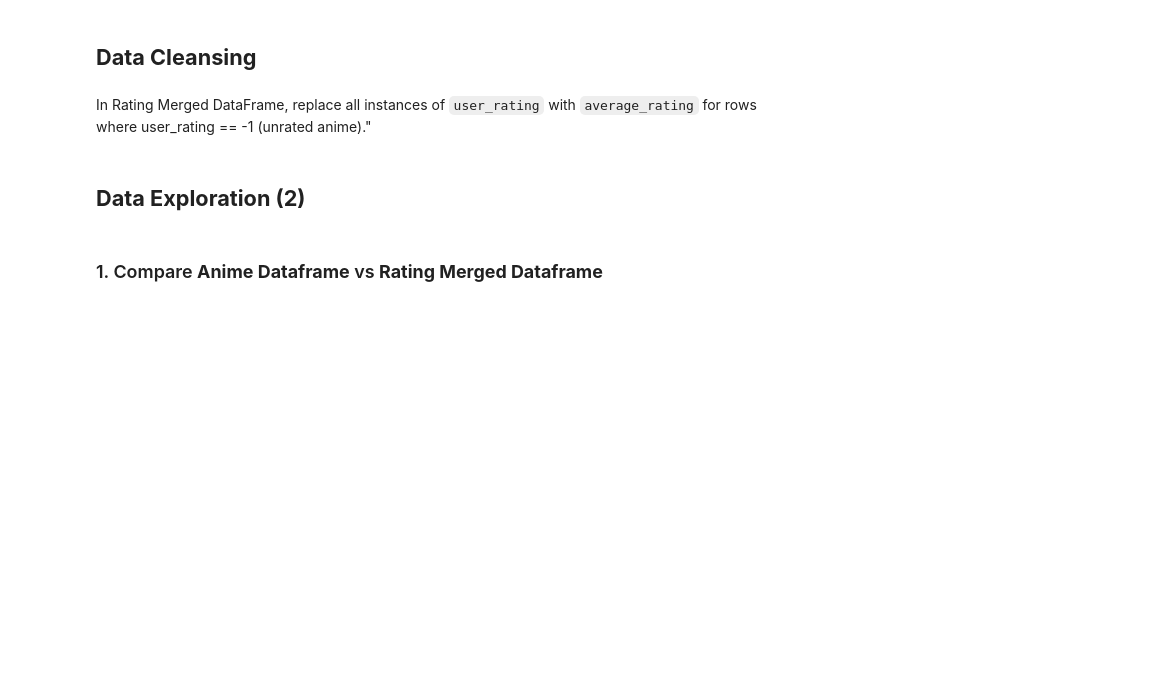
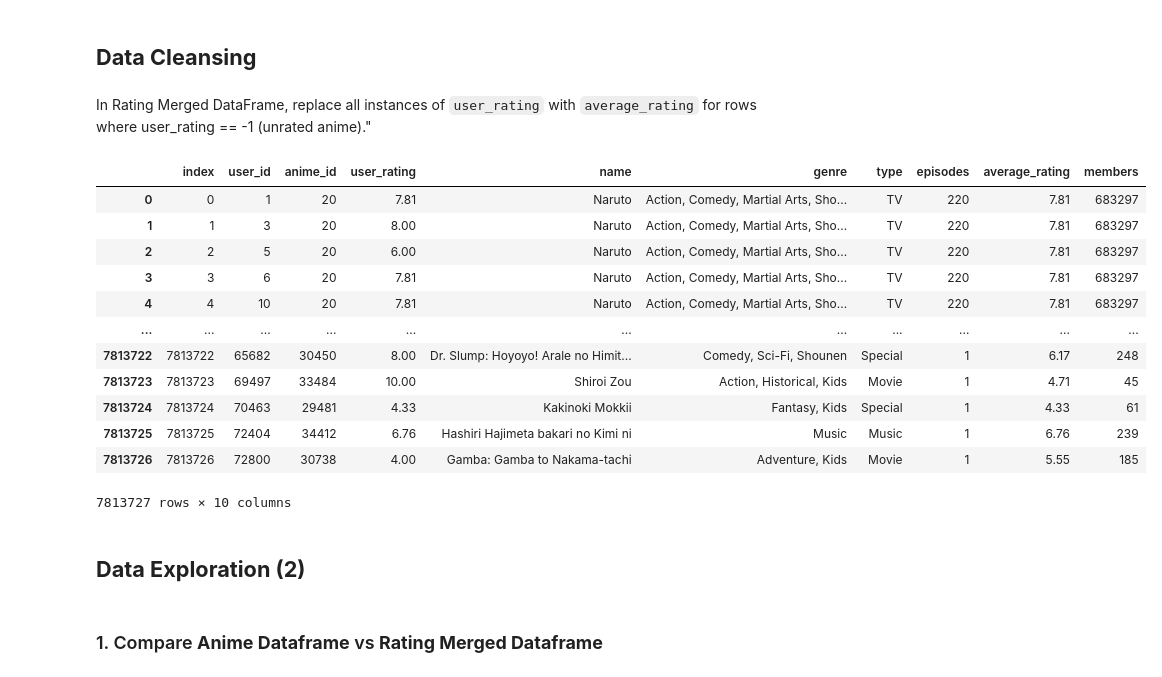
Before and after one commit to phukphoom/anime-recommander-system, a Jupyter notebook: AnimeRecommenderSystem/anime.ipynb, the cells around one changed output. Cells and saved outputs as stored; diff of their text form; code cells hidden in the pictures; blank space fills up the shorter version.

```diff
--- a/AnimeRecommenderSystem/anime.ipynb
+++ b/AnimeRecommenderSystem/anime.ipynb
@@ -257,10 +259,25 @@ Rating Merged Dataframe (droped users who have not rated anime) contains 9926 un
 # %% [markdown]
 In Rating Merged DataFrame, replace all instances of `user_rating` with `average_rating` for rows where user_rating == -1 (unrated anime)."
 # %%
-rating_merged_df['user_rating'] = rating_merged_df.apply(lambda x: x['user_rating'] if x['user_rating'] > -1 else x['average_rating'], axis=1)
+rating_merged_df['user_rating'] = rating_merged_df.apply(
+    lambda x: x['user_rating'] if x['user_rating'] > -1 else x['average_rating'], axis=1)
 
 rating_merged_df.reset_index(inplace=True)
 rating_merged_df
+# %% [output]
+|  | index | user_id | anime_id | user_rating | name | genre | type | episodes | average_rating | members |
+| 0 | 0 | 1 | 20 | 7.81 | Naruto | Action, Comedy, Martial Arts, Sho... | TV | 220 | 7.81 | 683297 |
+| 1 | 1 | 3 | 20 | 8.00 | Naruto | Action, Comedy, Martial Arts, Sho... | TV | 220 | 7.81 | 683297 |
+| 2 | 2 | 5 | 20 | 6.00 | Naruto | Action, Comedy, Martial Arts, Sho... | TV | 220 | 7.81 | 683297 |
+| 3 | 3 | 6 | 20 | 7.81 | Naruto | Action, Comedy, Martial Arts, Sho... | TV | 220 | 7.81 | 683297 |
+| 4 | 4 | 10 | 20 | 7.81 | Naruto | Action, Comedy, Martial Arts, Sho... | TV | 220 | 7.81 | 683297 |
+| ... | ... | ... | ... | ... | ... | ... | ... | ... | ... | ... |
+| 7813722 | 7813722 | 65682 | 30450 | 8.00 | Dr. Slump: Hoyoyo! Arale no Himit... | Comedy, Sci-Fi, Shounen | Special | 1 | 6.17 | 248 |
+| 7813723 | 7813723 | 69497 | 33484 | 10.00 | Shiroi Zou | Action, Historical, Kids | Movie | 1 | 4.71 | 45 |
+| 7813724 | 7813724 | 70463 | 29481 | 4.33 | Kakinoki Mokkii | Fantasy, Kids | Special | 1 | 4.33 | 61 |
+| 7813725 | 7813725 | 72404 | 34412 | 6.76 | Hashiri Hajimeta bakari no Kimi ni | Music | Music | 1 | 6.76 | 239 |
+| 7813726 | 7813726 | 72800 | 30738 | 4.00 | Gamba: Gamba to Nakama-tachi | Adventure, Kids | Movie | 1 | 5.55 | 185 |
+7813727 rows × 10 columns
 # %% [markdown]
 ## **Data Exploration (2)**
 # %% [markdown]
```
Also changed, not shown: parts of 30 cells of this notebook, 1 other file.
